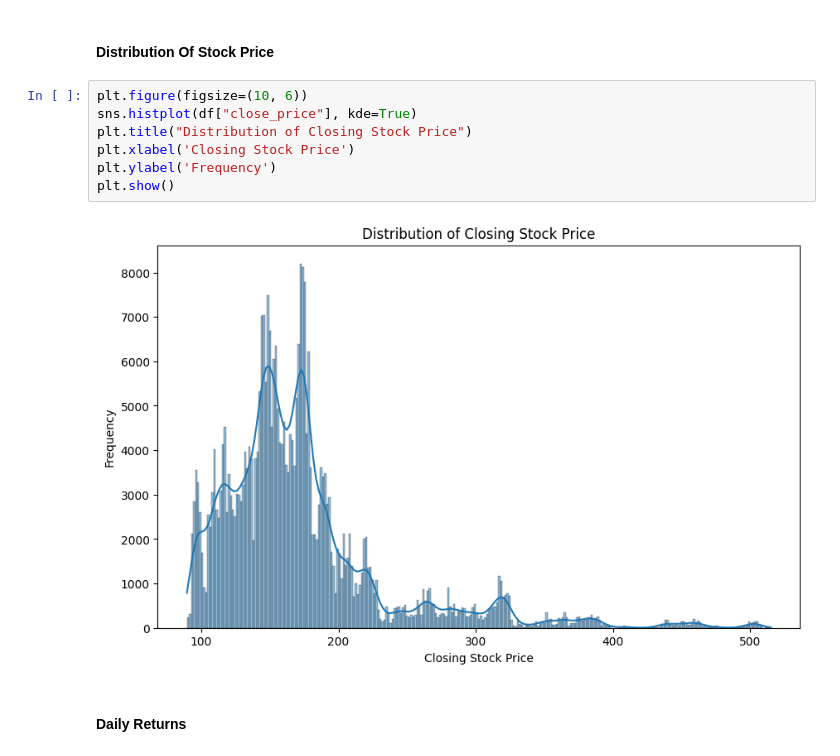
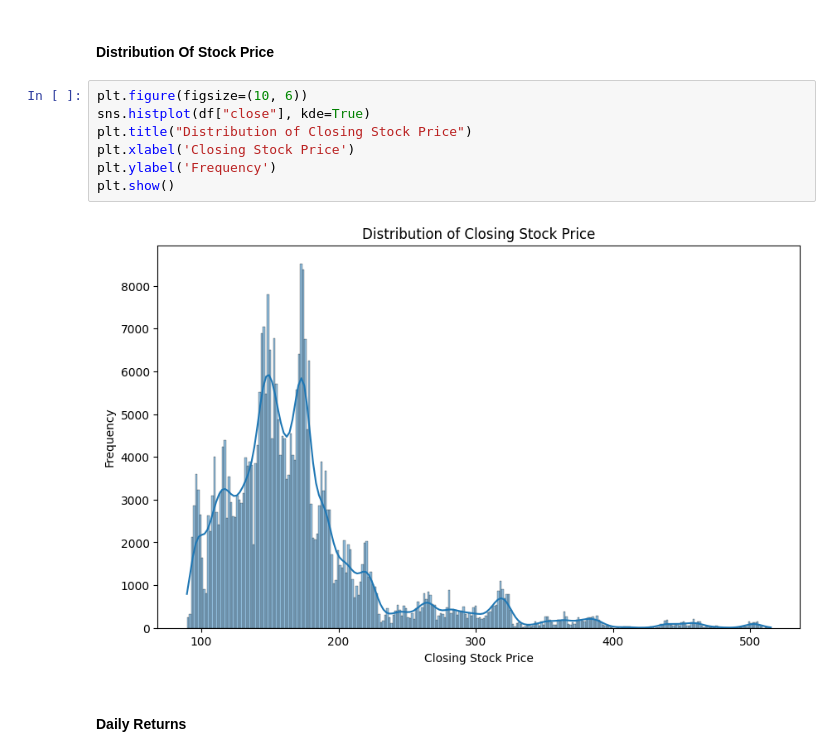
Before and after one commit to randomemer/neuro_trade, a Jupyter notebook: notebooks/exploration.ipynb, the cells around one changed output. Saved outputs shown, nothing was run; the diff lists cells and outputs as text.

```diff
--- a/notebooks/exploration.ipynb
+++ b/notebooks/exploration.ipynb
@@ -96,13 +98,13 @@ plt.show()
 #### Distribution Of Stock Price
 # %%
 plt.figure(figsize=(10, 6))
-sns.histplot(df["close_price"], kde=True)
+sns.histplot(df["close"], kde=True)
 plt.title("Distribution of Closing Stock Price")
 plt.xlabel('Closing Stock Price')
 plt.ylabel('Frequency')
 plt.show()
 # %% [output]
-[figure, old version]
+[figure, new version]
 # %% [markdown]
 #### Daily Returns
 # %%
```
Also changed, not shown: parts of 7 cells of this notebook, 3 other files.
